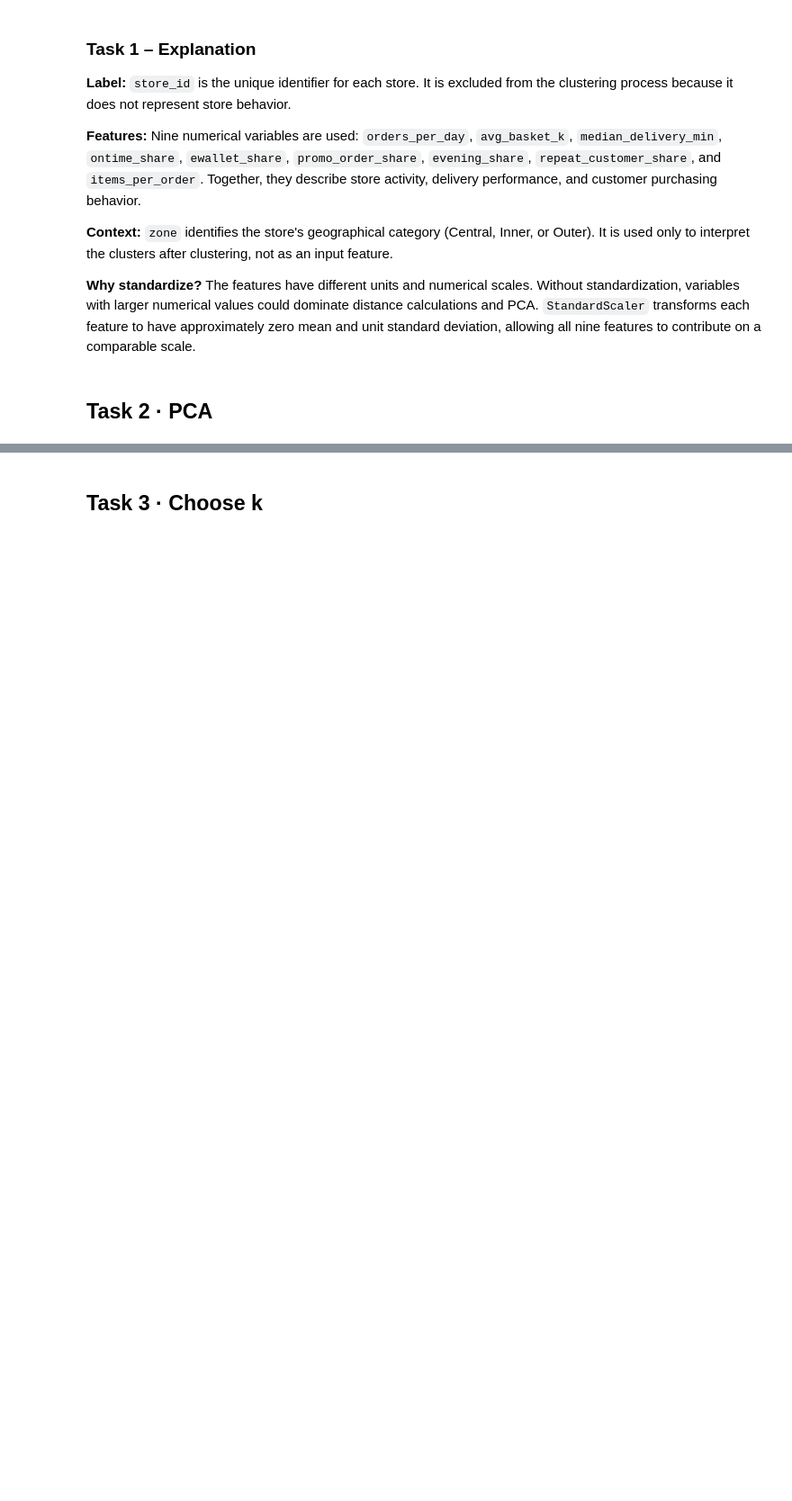
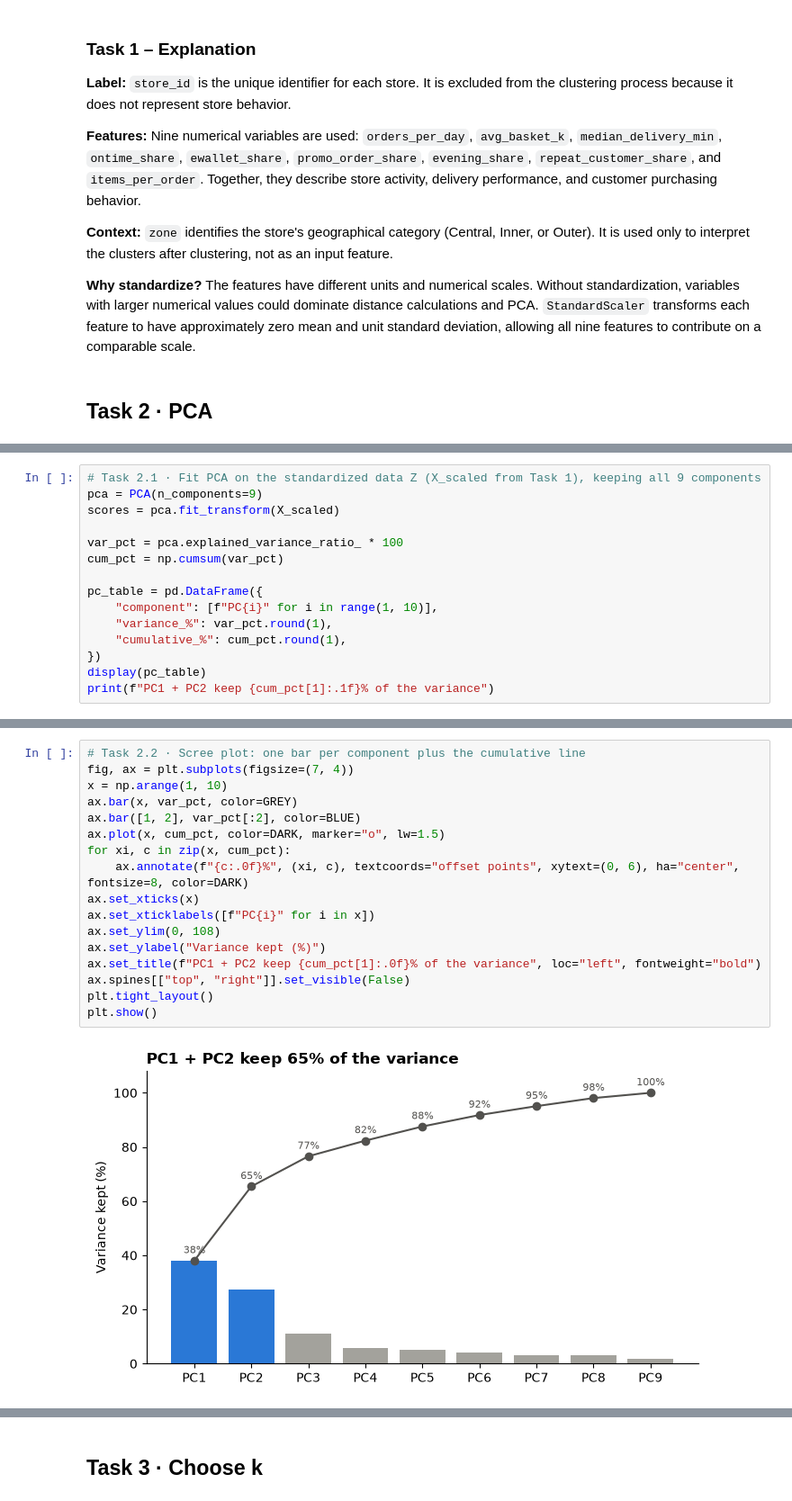
Before and after one commit to hwinhwork-dot/DataViz_Day04_Group, a Jupyter notebook: homework/gh4_gomart_stores/GH4_Team10.ipynb, the cells around one changed output, grey strips where cells are left out. Shown at 90% size. Cells and saved outputs as stored; diff of their text form; blank space fills up the shorter version.

```diff
--- a/homework/gh4_gomart_stores/GH4_Team10.ipynb
+++ b/homework/gh4_gomart_stores/GH4_Team10.ipynb
@@ -144,0 +137,15 @@ Feature standard deviations:
+# %%
+# Task 2.1 · Fit PCA on the standardized data Z (X_scaled from Task 1), keeping all 9 components
+pca = PCA(n_components=9)
+scores = pca.fit_transform(X_scaled)
+
+var_pct = pca.explained_variance_ratio_ * 100
+cum_pct = np.cumsum(var_pct)
+
+pc_table = pd.DataFrame({
+    "component": [f"PC{i}" for i in range(1, 10)],
+    "variance_%": var_pct.round(1),
+    "cumulative_%": cum_pct.round(1),
+})
+display(pc_table)
+print(f"PC1 + PC2 keep {cum_pct[1]:.1f}% of the variance")
@@ -144,0 +164,19 @@ Feature standard deviations:
+# %%
+# Task 2.2 · Scree plot: one bar per component plus the cumulative line
+fig, ax = plt.subplots(figsize=(7, 4))
+x = np.arange(1, 10)
+ax.bar(x, var_pct, color=GREY)
+ax.bar([1, 2], var_pct[:2], color=BLUE)
+ax.plot(x, cum_pct, color=DARK, marker="o", lw=1.5)
+for xi, c in zip(x, cum_pct):
+    ax.annotate(f"{c:.0f}%", (xi, c), textcoords="offset points", xytext=(0, 6), ha="center", fontsize=8, color=DARK)
+ax.set_xticks(x)
+ax.set_xticklabels([f"PC{i}" for i in x])
+ax.set_ylim(0, 108)
+ax.set_ylabel("Variance kept (%)")
+ax.set_title(f"PC1 + PC2 keep {cum_pct[1]:.0f}% of the variance", loc="left", fontweight="bold")
+ax.spines[["top", "right"]].set_visible(False)
+plt.tight_layout()
+plt.show()
+# %% [output]
+[figure, added]
```
Also changed, not shown: parts of 7 cells of this notebook.
